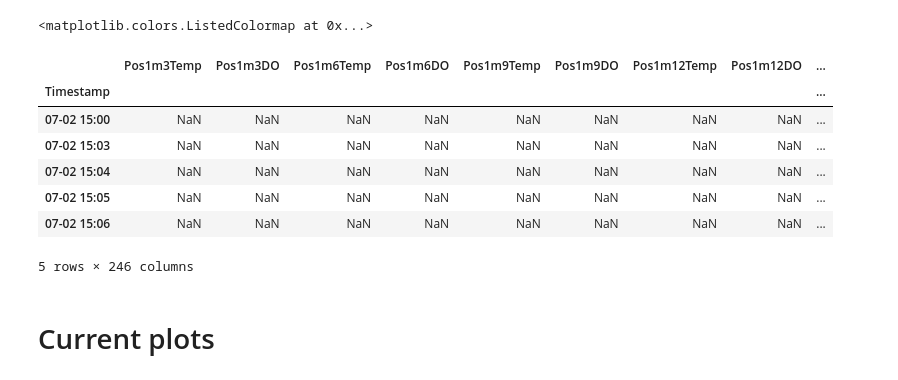
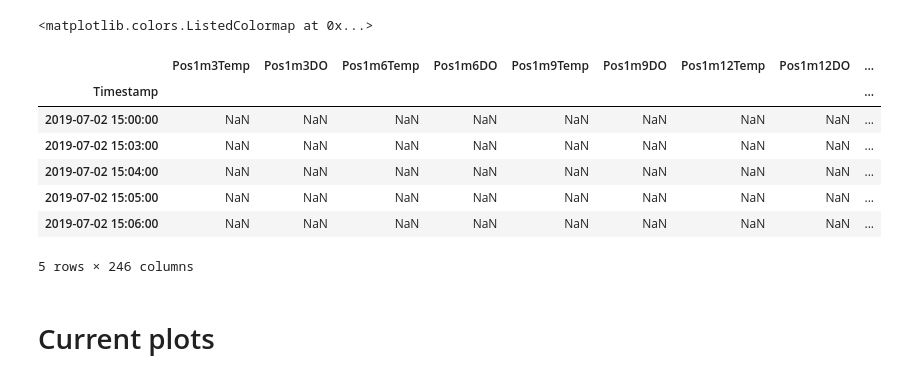
Before and after one commit to larsmmo/Master, a Jupyter notebook: src/visualization.ipynb, the cells around one changed output. Cells and saved outputs as stored; diff of their text form; code cells hidden in the pictures.

```diff
--- a/src/visualization.ipynb
+++ b/src/visualization.ipynb
@@ -12,16 +13,17 @@ sb.color_palette("crest", as_cmap=True)
 <matplotlib.colors.ListedColormap at 0x...>
 # %%
 df = pd.read_csv('../data/mergedData.csv')
+df.head()
 df.set_index('Timestamp', inplace=True)
-df.head()
+df.index = pd.to_datetime(df.index)
 # %% [output]
 |  | Pos1m3Temp | Pos1m3DO | Pos1m6Temp | Pos1m6DO | Pos1m9Temp | Pos1m9DO | Pos1m12Temp | Pos1m12DO | ... |
 | Timestamp |  |  |  |  |  |  |  |  | ... |
-| 07-02 15:00 | NaN | NaN | NaN | NaN | NaN | NaN | NaN | NaN | ... |
-| 07-02 15:03 | NaN | NaN | NaN | NaN | NaN | NaN | NaN | NaN | ... |
-| 07-02 15:04 | NaN | NaN | NaN | NaN | NaN | NaN | NaN | NaN | ... |
-| 07-02 15:05 | NaN | NaN | NaN | NaN | NaN | NaN | NaN | NaN | ... |
-| 07-02 15:06 | NaN | NaN | NaN | NaN | NaN | NaN | NaN | NaN | ... |
+| 2019-07-02 15:00:00 | NaN | NaN | NaN | NaN | NaN | NaN | NaN | NaN | ... |
+| 2019-07-02 15:03:00 | NaN | NaN | NaN | NaN | NaN | NaN | NaN | NaN | ... |
+| 2019-07-02 15:04:00 | NaN | NaN | NaN | NaN | NaN | NaN | NaN | NaN | ... |
+| 2019-07-02 15:05:00 | NaN | NaN | NaN | NaN | NaN | NaN | NaN | NaN | ... |
+| 2019-07-02 15:06:00 | NaN | NaN | NaN | NaN | NaN | NaN | NaN | NaN | ... |
 5 rows × 246 columns
 # %% [markdown]
 # Current plots
```
Also changed, not shown: parts of 21 cells of this notebook, 1 other file.
